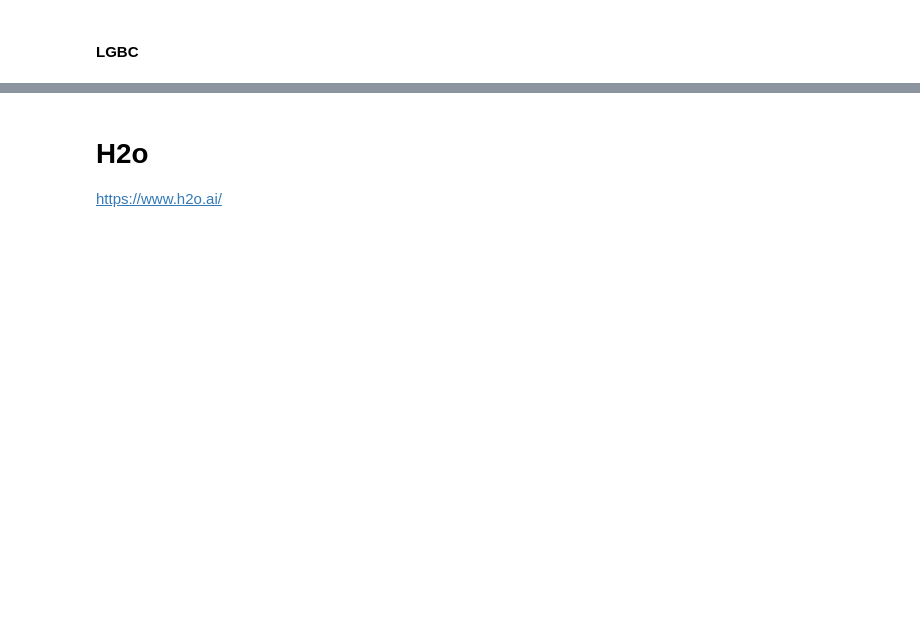
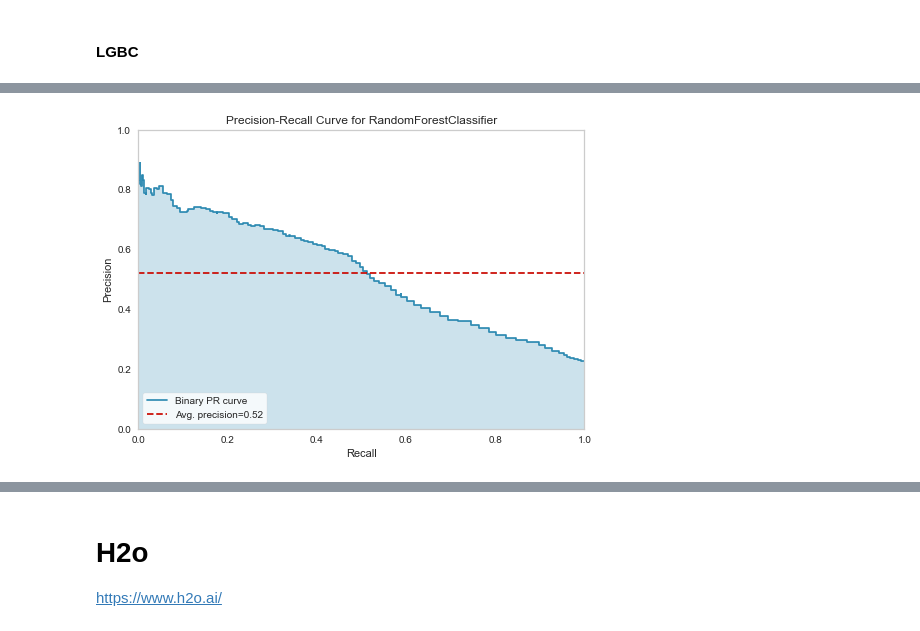
Before and after one commit to Pomilusky/apuntes_clase, a Jupyter notebook: semana_6/4.1 - Mas Modelos.ipynb, the cells around one changed output, grey strips where cells are left out. Cells and saved outputs as stored; diff of their text form; code cells hidden in the pictures; blank space fills up the shorter version.

```diff
--- a/semana_6/4.1 - Mas Modelos.ipynb
+++ b/semana_6/4.1 - Mas Modelos.ipynb
@@ -246,0 +550,4 @@ https://colab.research.google.com/drive/1GqQ3XAIzg4krBbnOpKyeRqT0qBQhdwYL#scroll
+# %%
+plot_model(rf, plot='pr')
+# %% [output]
+[figure, added]
```
Also changed, not shown: parts of 53 cells of this notebook, 3 other files.
